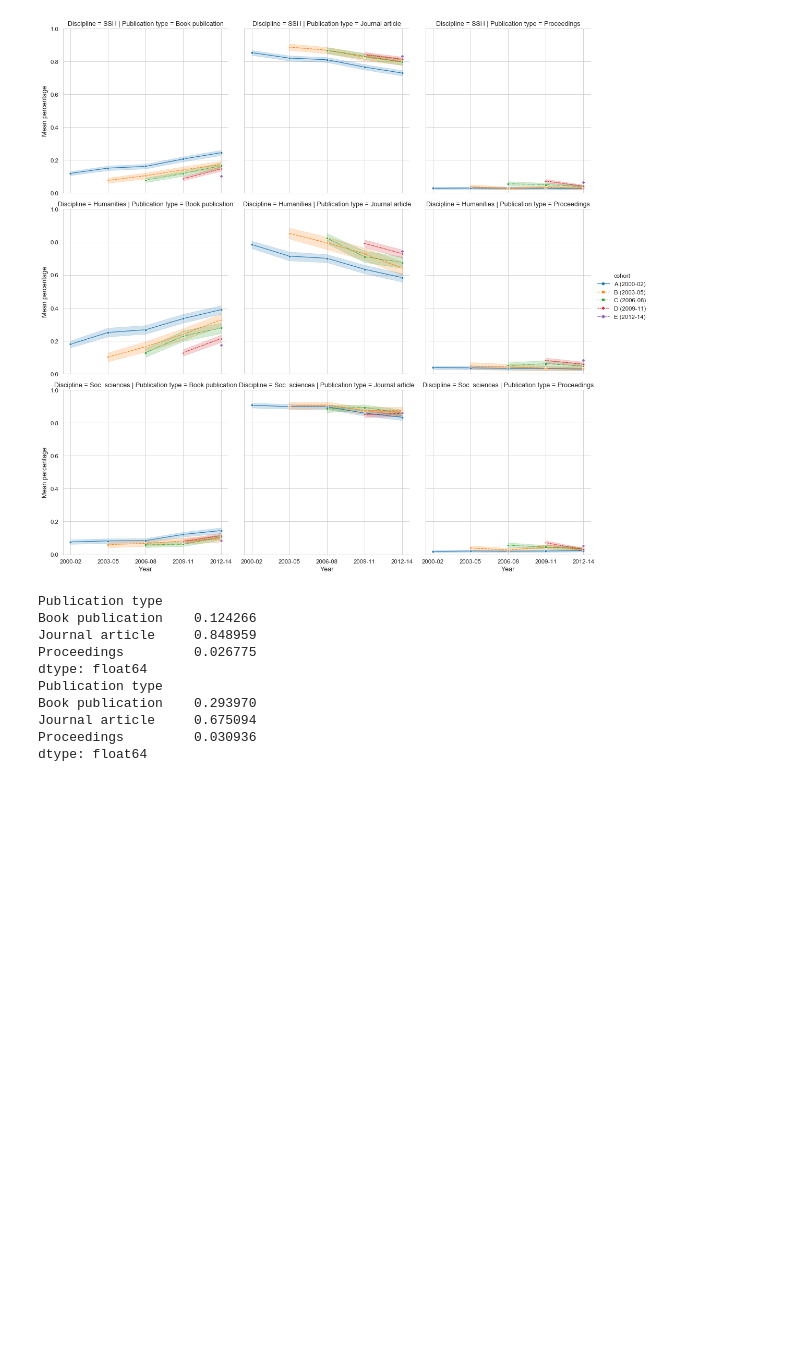
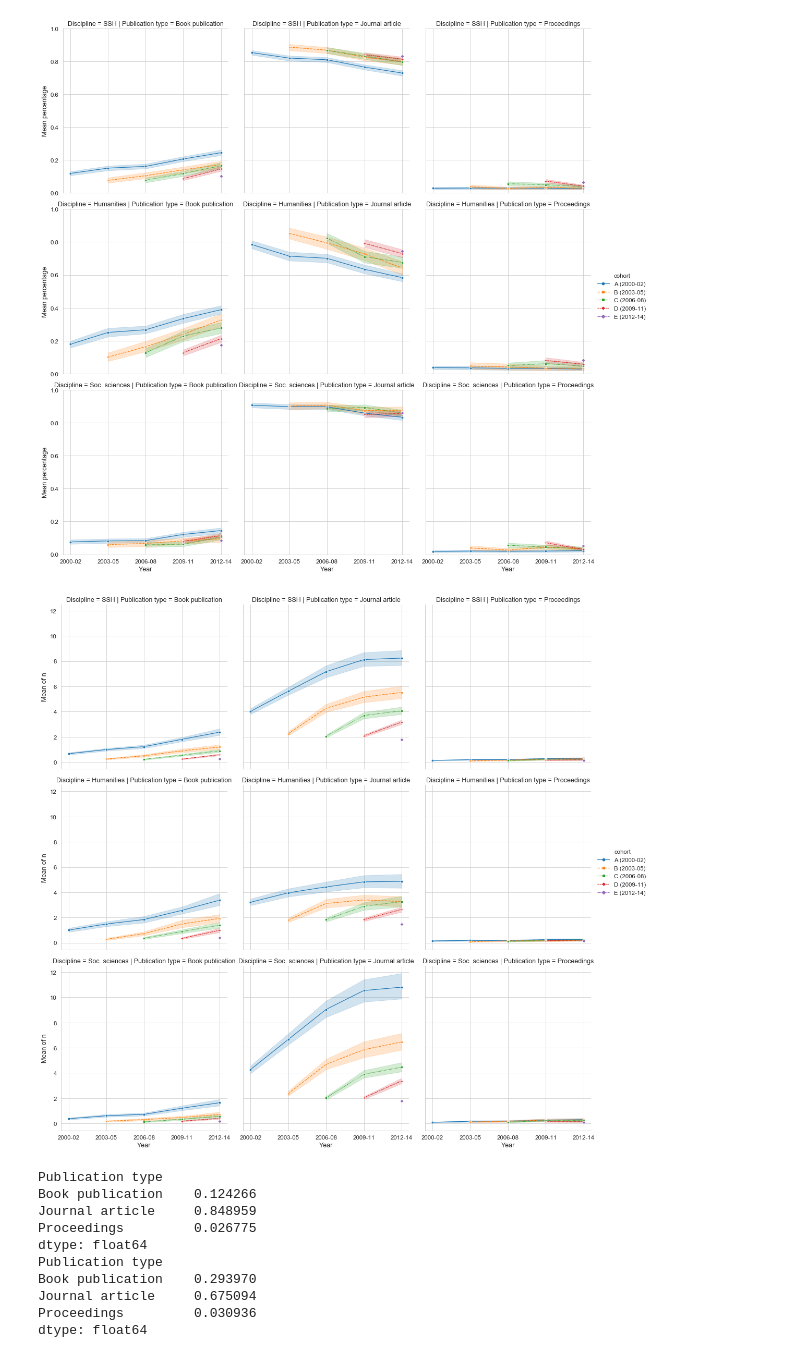
Before and after one commit to rafguns/cohort-analysis-ssh, a Jupyter notebook: cohort-analysis.ipynb, the cells around one changed output. Cells and saved outputs as stored; diff of their text form; code cells hidden in the pictures; blank space fills up the shorter version.

```diff
--- a/cohort-analysis.ipynb
+++ b/cohort-analysis.ipynb
@@ -337,5 +342,10 @@ g.savefig('output/pubtype-survivors.png')
 # %% [output]
 [figure]
+# %%
+g = cohort.overview_chart_full(mt, 'Publication type', kind='abs', only_survivors=True)
+g.savefig('output/pubtype-survivors-abs.png', dpi=300)
+# %% [output]
+[figure, added]
 # %%
 for field in [cohort.socsci, cohort.hum]:
     df = cohort.only_pubs_from(mt, field)
```
Also changed, not shown: parts of 11 cells of this notebook.
